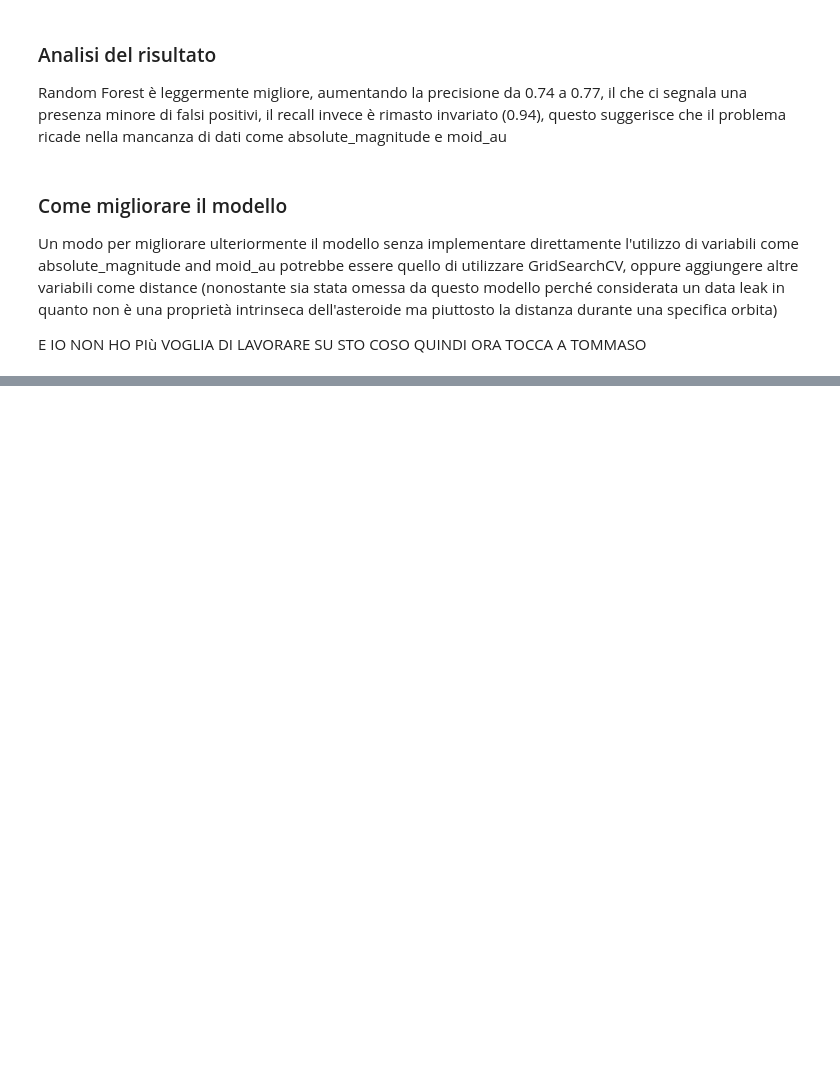
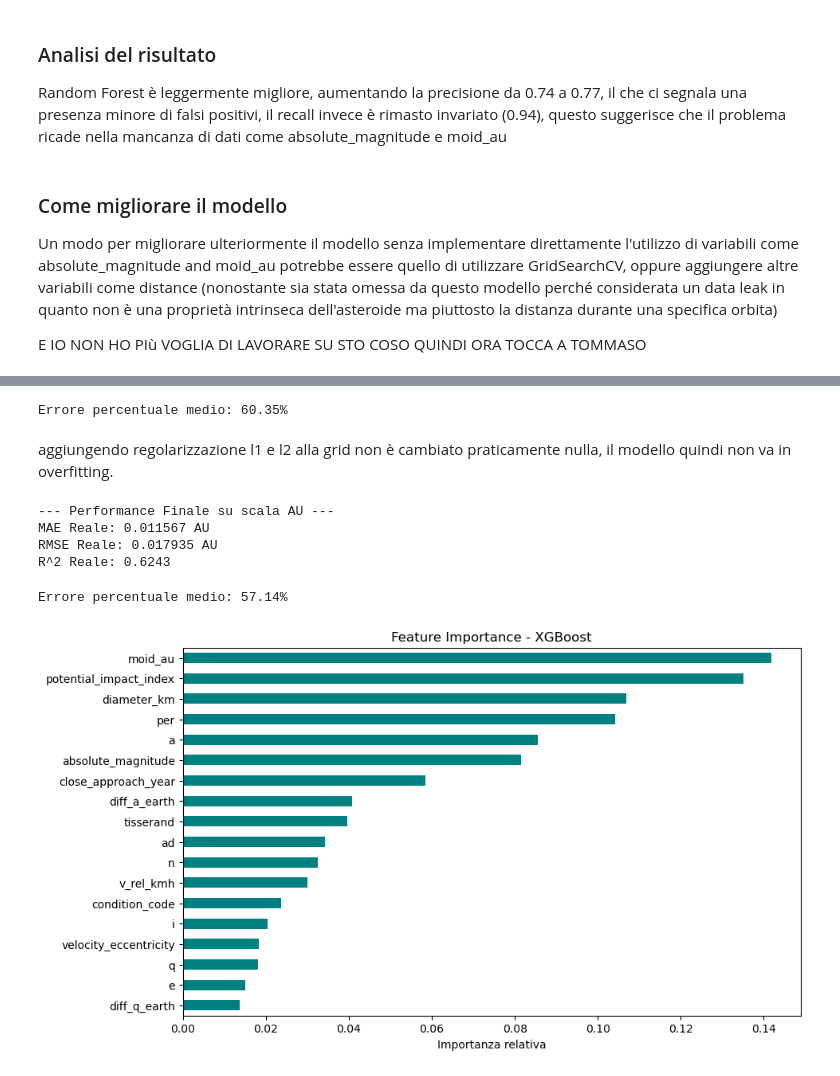
Before and after one commit to k3lly200413-2/Progetto_Nasa_Data_Intensive, a Jupyter notebook: Untitled.ipynb, the cells around one changed output, grey strips where cells are left out. Drawn from its saved outputs; the diff is of its cells as text; code cells hidden in the pictures; blank space fills up the shorter version.

```diff
--- a/Untitled.ipynb
+++ b/Untitled.ipynb
@@ -976,0 +1361,7 @@ E IO NON HO PIù VOGLIA DI LAVORARE SU STO COSO QUINDI ORA TOCCA A TOMMASO
+# %%
+from sklearn.metrics import mean_absolute_percentage_error
+print(f"Errore percentuale medio: {mean_absolute_percentage_error(y_test, predictions)*100:.2f}%")
+# %% [output]
+Errore percentuale medio: 60.35%
+# %% [markdown]
+aggiungendo regolarizzazione l1 e l2 alla grid non è cambiato praticamente nulla, il modello quindi non va in overfitting.
@@ -976,0 +1399,3 @@ E IO NON HO PIù VOGLIA DI LAVORARE SU STO COSO QUINDI ORA TOCCA A TOMMASO
+# %%
+X_train_2 = engineer_features(X_train)
+X_test_2 = engineer_features(X_test)
@@ -976,0 +1407,62 @@ E IO NON HO PIù VOGLIA DI LAVORARE SU STO COSO QUINDI ORA TOCCA A TOMMASO
+# %%
+pipeline_xg = Pipeline([
+    ('preprocessor', ColumnTransformer([
+        ('keep', 'passthrough', features_scelte)])),
+    ('regressor', XGBRegressor(random_state=42,
+        objective = "reg:squarederror" ,
+        eval_metric= "rmse" ))   #utilizzando i logaritmi dovrebbe avere maggiore precisione con i numeri piccoli
+
+     ])
+grid = {
+    'regressor__n_estimators': [500],
+    'regressor__learning_rate': [0.01, 0.05],
+    'regressor__max_depth': [4, 6, 8],
+    'regressor__reg_lambda': [1, 5, 10],  # Regolarizzazione L2
+    'regressor__reg_alpha': [0, 0.1, 0.5],  # Regolarizzazione L1
+    'regressor__subsample': [0.8],
+
+
+}
+
+scoring = {
+    'MAE': 'neg_mean_absolute_error',
+    'RMSE': 'neg_root_mean_squared_error',
+    'R2': 'r2'
+}
+
+grid_search = GridSearchCV(pipeline_xg, grid, cv=3, scoring=scoring, refit = "MAE", n_jobs=-1)
+grid_search.fit(X_train_2, y_log_train)
+
+best_model = grid_search.best_estimator_
+predictions = np.exp(best_model.predict(X_test_2))
+# %%
+### mae_finale_au = mean_absolute_error(y_test, predictions)
+rmse_finale_au = np.sqrt(mean_squared_error(y_test, predictions))
+r2_finale_au = r2_score(y_test, predictions)
+
+print(f"--- Performance Finale su scala AU ---")
+print(f"MAE Reale: {mae_finale_au:.6f} AU")
+print(f"RMSE Reale: {rmse_finale_au:.6f} AU")
+print(f"R^2 Reale: {r2_finale_au:.4f}")
+# %% [output]
+--- Performance Finale su scala AU ---
+MAE Reale: 0.011567 AU
+RMSE Reale: 0.017935 AU
+R^2 Reale: 0.6243
+# %%
+print(f"Errore percentuale medio: {mean_absolute_percentage_error(y_test, predictions)*100:.2f}%")
+# %% [output]
+Errore percentuale medio: 57.14%
+# %%
+best_pipeline = grid_search.best_estimator_
+xgb_model = best_pipeline.named_steps['regressor']
+importances = xgb_model.feature_importances_
+feat_imp = pd.Series(importances, index=features_scelte).sort_values(ascending=True)
+
+plt.figure(figsize=(10, 6))
+feat_imp.plot(kind='barh', color='teal')
+plt.title('Feature Importance - XGBoost')
+plt.xlabel('Importanza relativa')
+plt.show()
+# %% [output]
+[figure, added]
```
Also changed, not shown: parts of 75 cells of this notebook.
